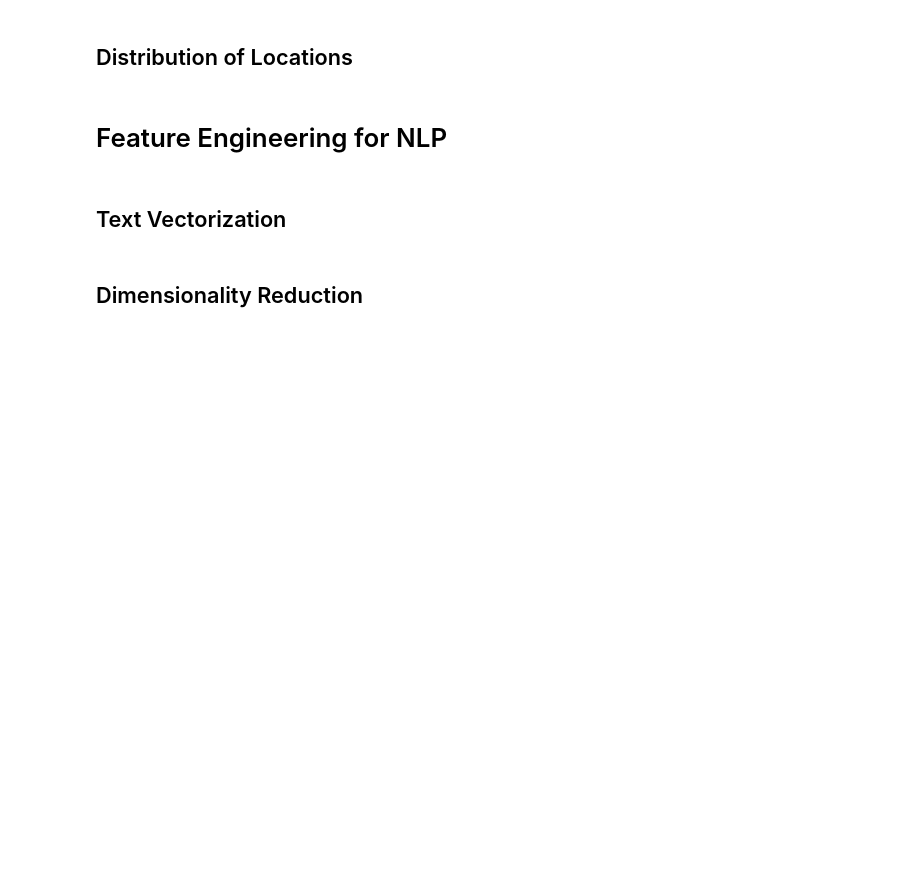
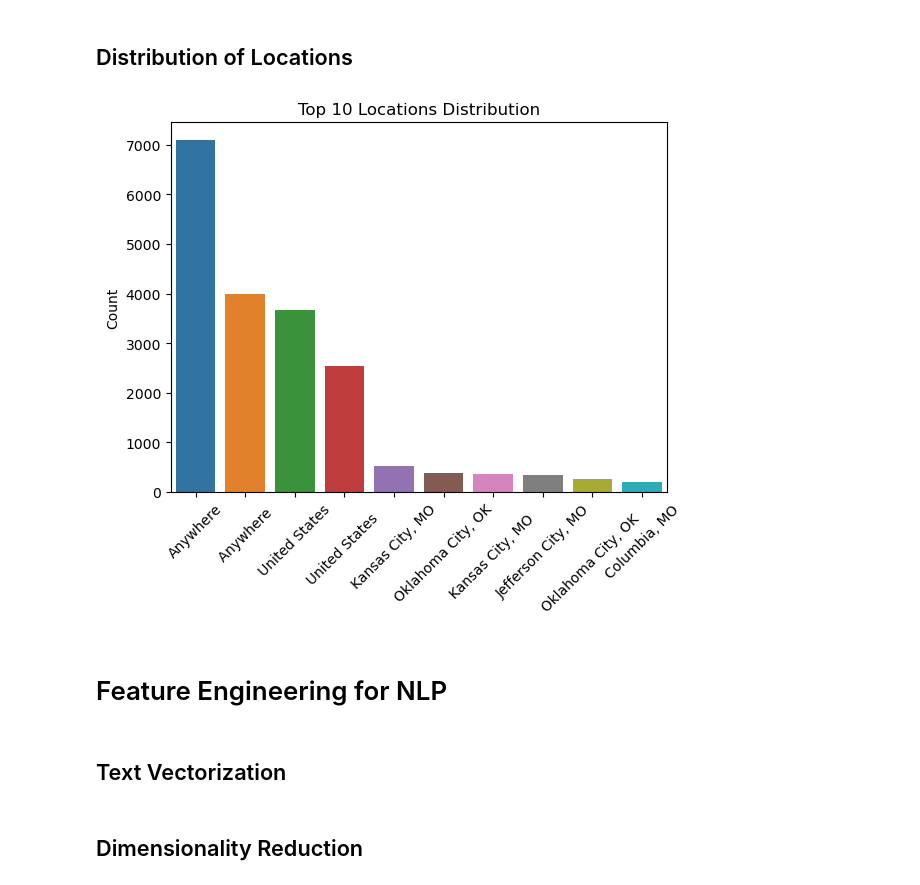
Before and after one commit to CSergiy/Data_Science_Job_Analysis, a Jupyter notebook: Notebooks/Data Science Job Analysis.ipynb, the cells around one changed output. Drawn from its saved outputs; the diff is of its cells as text; code cells hidden in the pictures; blank space fills up the shorter version.

Commit message:
Added Location Distribution

```diff
--- a/Notebooks/Data Science Job Analysis.ipynb
+++ b/Notebooks/Data Science Job Analysis.ipynb
@@ -357,5 +357,14 @@ plt.show()
 # %% [markdown]
 ## Distribution of Locations
+# %%
+top_locations = df['location'].value_counts().head(10)  # Get top 10 locations
+sns.barplot(x=top_locations.index, y=top_locations.values)
+plt.xticks(rotation=45)
+plt.title('Top 10 Locations Distribution')
+plt.ylabel('Count')
+plt.show()
+# %% [output]
+[figure, added]
 # %% [markdown]
 # Feature Engineering for NLP
 # %% [markdown]
```
Also changed, not shown: parts of 2 cells of this notebook.
